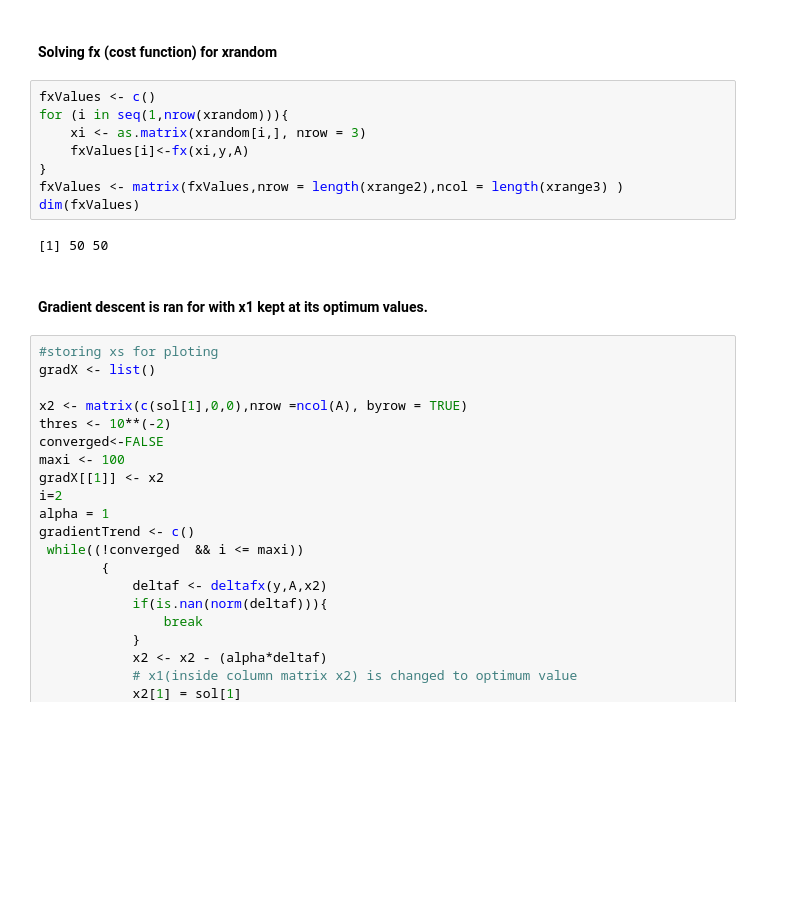
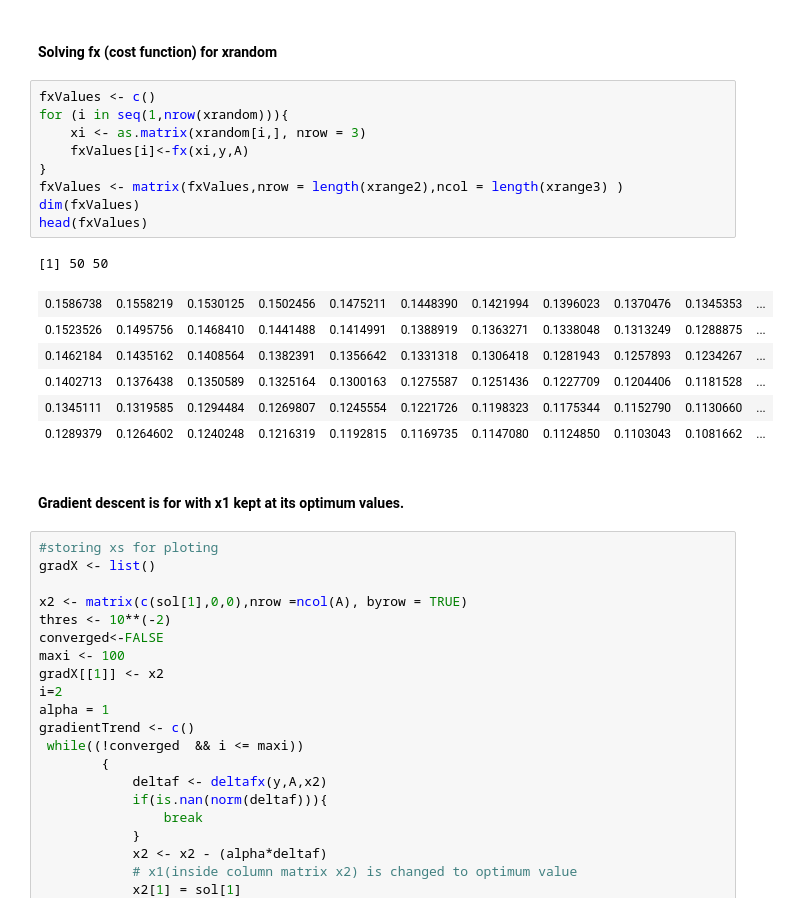
Before and after one commit to jainsanyam786/OptimizationForMachineLearning, a Jupyter notebook: HW1.ipynb, the cells around one changed output. Saved outputs shown, nothing was run; the diff lists cells and outputs as text; blank space fills up the shorter version.

```diff
--- a/HW1.ipynb
+++ b/HW1.ipynb
@@ -315,15 +315,22 @@ head(xrandom)
 # %%
 fxValues <- c()
 for (i in seq(1,nrow(xrandom))){
     xi <- as.matrix(xrandom[i,], nrow = 3)
     fxValues[i]<-fx(xi,y,A)
 }
 fxValues <- matrix(fxValues,nrow = length(xrange2),ncol = length(xrange3) )
 dim(fxValues)
+head(fxValues)
 # %% [output]
 [1] 50 50
+| 0.1586738 | 0.1558219 | 0.1530125 | 0.1502456 | 0.1475211 | 0.1448390 | 0.1421994 | 0.1396023 | 0.1370476 | 0.1345353 | ... |
+| 0.1523526 | 0.1495756 | 0.1468410 | 0.1441488 | 0.1414991 | 0.1388919 | 0.1363271 | 0.1338048 | 0.1313249 | 0.1288875 | ... |
+| 0.1462184 | 0.1435162 | 0.1408564 | 0.1382391 | 0.1356642 | 0.1331318 | 0.1306418 | 0.1281943 | 0.1257893 | 0.1234267 | ... |
+| 0.1402713 | 0.1376438 | 0.1350589 | 0.1325164 | 0.1300163 | 0.1275587 | 0.1251436 | 0.1227709 | 0.1204406 | 0.1181528 | ... |
+| 0.1345111 | 0.1319585 | 0.1294484 | 0.1269807 | 0.1245554 | 0.1221726 | 0.1198323 | 0.1175344 | 0.1152790 | 0.1130660 | ... |
+| 0.1289379 | 0.1264602 | 0.1240248 | 0.1216319 | 0.1192815 | 0.1169735 | 0.1147080 | 0.1124850 | 0.1103043 | 0.1081662 | ... |
 # %% [markdown]
-#### Gradient descent is ran for with x1 kept at its optimum values.
+#### Gradient descent is for with x1 kept at its optimum values.
 # %%
 #storing xs for ploting
 gradX <- list()
```
Also changed, not shown: parts of 22 cells of this notebook, 1 other file.
